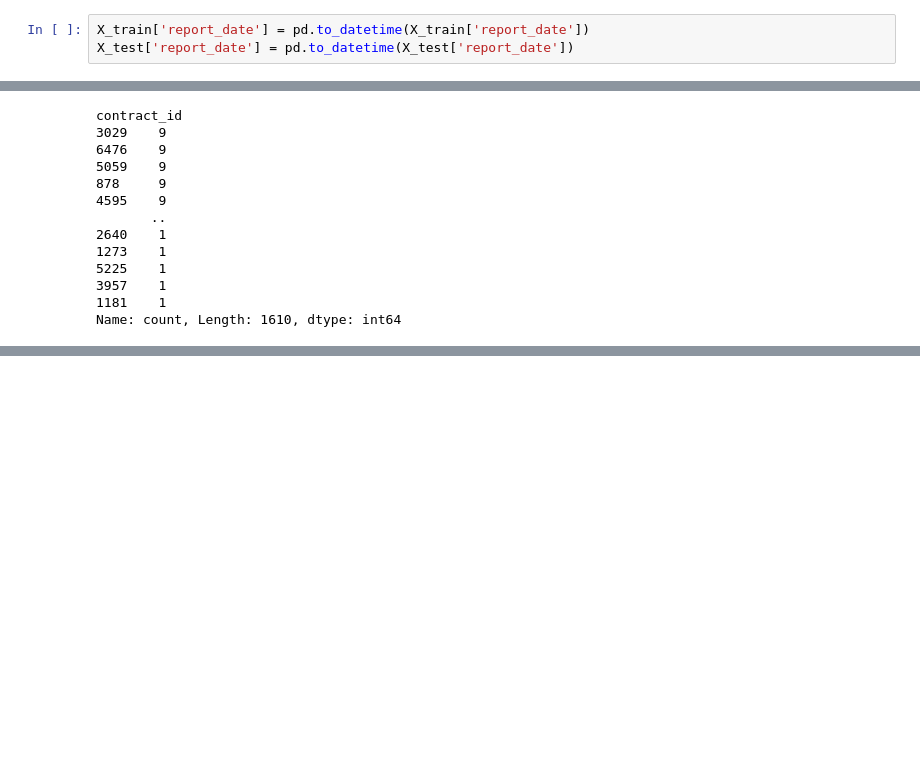
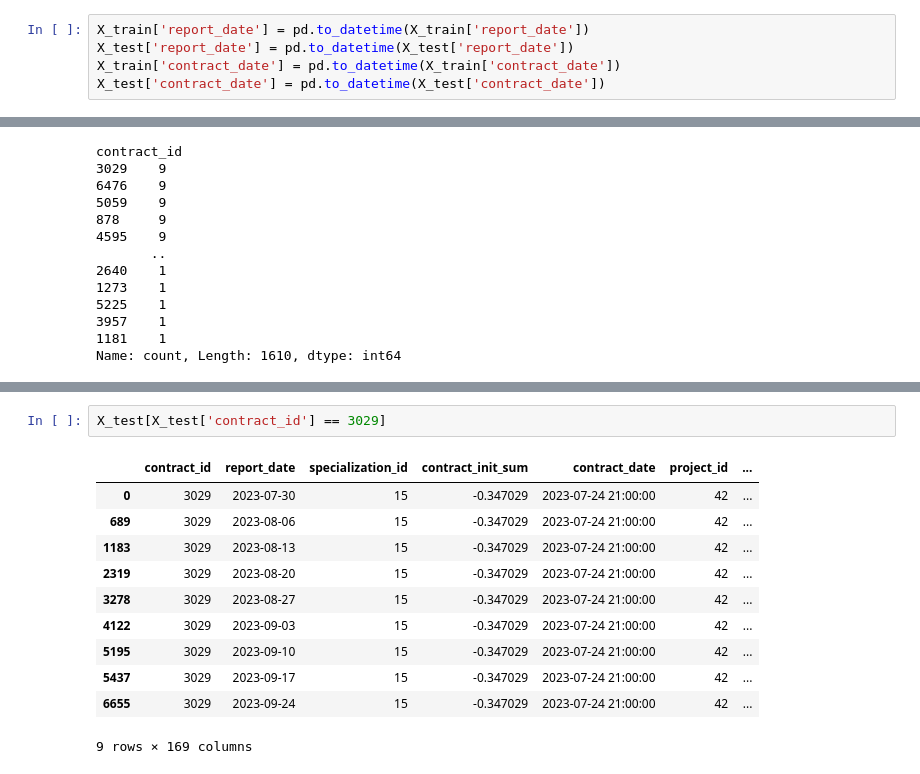
Before and after one commit to Scorpgodwest/contractor_churn_prediction, a Jupyter notebook: research/EDA.ipynb, the cells around one changed output, grey strips where cells are left out. Drawn from its saved outputs; the diff is of its cells as text; blank space fills up the shorter version.

```diff
--- a/research/EDA.ipynb
+++ b/research/EDA.ipynb
@@ -161,4 +161,6 @@ default6                 таргет, наличие АРОР/АСОР на г
 # %%
 X_train['report_date'] = pd.to_datetime(X_train['report_date'])
 X_test['report_date'] = pd.to_datetime(X_test['report_date'])
+X_train['contract_date'] = pd.to_datetime(X_train['contract_date'])
+X_test['contract_date'] = pd.to_datetime(X_test['contract_date'])
 # %%
@@ -205,0 +254,14 @@ Name: count, Length: 1610, dtype: int64
+# %%
+X_test[X_test['contract_id'] == 3029]
+# %% [output]
+|  | contract_id | report_date | specialization_id | contract_init_sum | contract_date | project_id | ... |
+| 0 | 3029 | 2023-07-30 | 15 | -0.347029 | 2023-07-24 21:00:00 | 42 | ... |
+| 689 | 3029 | 2023-08-06 | 15 | -0.347029 | 2023-07-24 21:00:00 | 42 | ... |
+| 1183 | 3029 | 2023-08-13 | 15 | -0.347029 | 2023-07-24 21:00:00 | 42 | ... |
+| 2319 | 3029 | 2023-08-20 | 15 | -0.347029 | 2023-07-24 21:00:00 | 42 | ... |
+| 3278 | 3029 | 2023-08-27 | 15 | -0.347029 | 2023-07-24 21:00:00 | 42 | ... |
+| 4122 | 3029 | 2023-09-03 | 15 | -0.347029 | 2023-07-24 21:00:00 | 42 | ... |
+| 5195 | 3029 | 2023-09-10 | 15 | -0.347029 | 2023-07-24 21:00:00 | 42 | ... |
+| 5437 | 3029 | 2023-09-17 | 15 | -0.347029 | 2023-07-24 21:00:00 | 42 | ... |
+| 6655 | 3029 | 2023-09-24 | 15 | -0.347029 | 2023-07-24 21:00:00 | 42 | ... |
+9 rows × 169 columns
```
Also changed, not shown: parts of 28 cells of this notebook, 7 other files.
